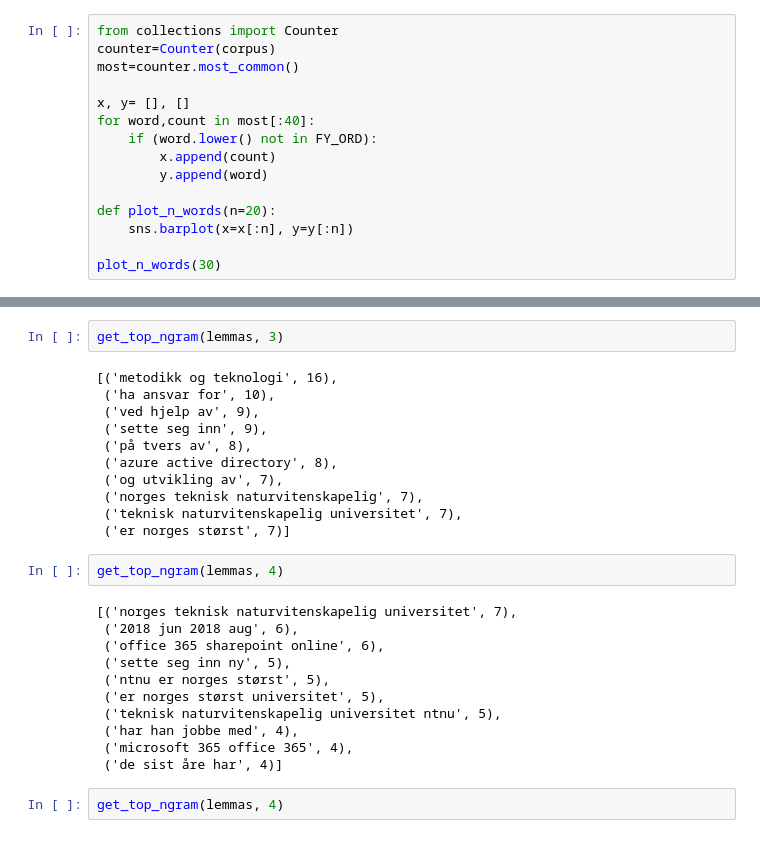
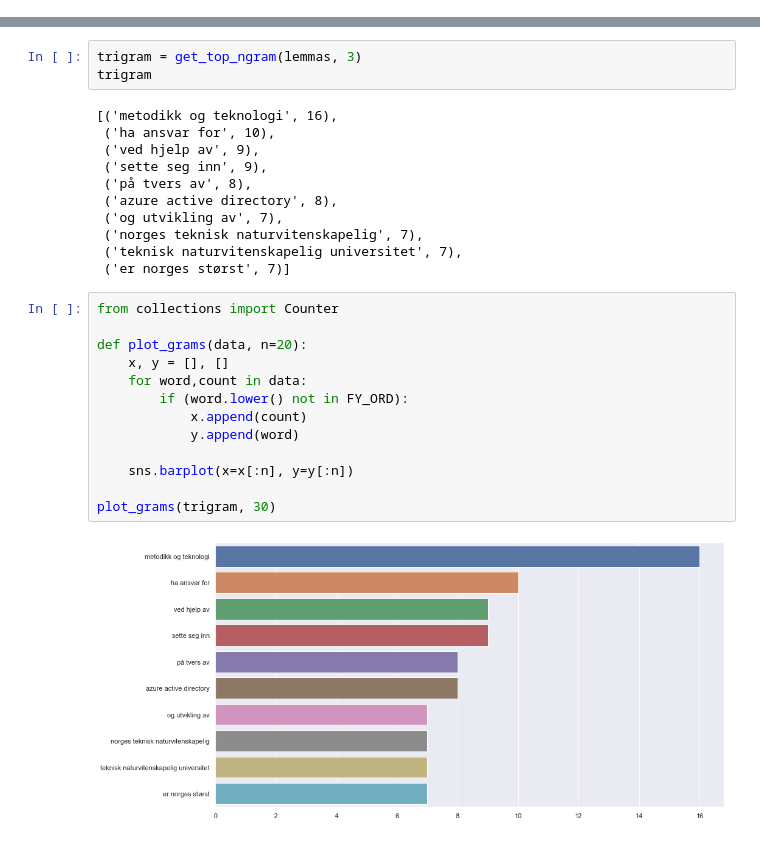
Before and after one commit to tollefj/norwegian-nlp-intro, a Jupyter notebook: parse CVs.ipynb, the cells around one changed output, grey strips where cells are left out. Saved outputs shown, nothing was run; the diff lists cells and outputs as text.

```diff
--- a/parse CVs.ipynb
+++ b/parse CVs.ipynb
@@ -188,18 +159,3 @@ corpus = [tok.text.lower() for tok in flat_map(list(df.tokens)) if len(tok) > 1]
 len(corpus)
 # %% [output]
 14666
-# %%
-from collections import Counter
-counter=Counter(corpus)
-most=counter.most_common()
-
-x, y= [], []
-for word,count in most[:40]:
-    if (word.lower() not in FY_ORD):
-        x.append(count)
-        y.append(word)
-
-def plot_n_words(n=20):
-    sns.barplot(x=x[:n], y=y[:n])
-
-plot_n_words(30)
@@ -294,5 +243,6 @@ get_top_ngram(lemmas, 2)
 # %%
-get_top_ngram(lemmas, 3)
+trigram = get_top_ngram(lemmas, 3)
+trigram
 # %% [output]
 [('metodikk og teknologi', 16),
  ('ha ansvar for', 10),
@@ -304,18 +254,18 @@ get_top_ngram(lemmas, 3)
  ('norges teknisk naturvitenskapelig', 7),
  ('teknisk naturvitenskapelig universitet', 7),
  ('er norges størst', 7)]
-# %%
-get_top_ngram(lemmas, 4)
-# %% [output]
-[('norges teknisk naturvitenskapelig universitet', 7),
- ('2018 jun 2018 aug', 6),
- ('office 365 sharepoint online', 6),
- ('sette seg inn ny', 5),
- ('ntnu er norges størst', 5),
- ('er norges størst universitet', 5),
- ('teknisk naturvitenskapelig universitet ntnu', 5),
- ('har han jobbe med', 4),
- ('microsoft 365 office 365', 4),
- ('de sist åre har', 4)]
-# %%
-get_top_ngram(lemmas, 4)
+# %%
+from collections import Counter
+
+def plot_grams(data, n=20):
+    x, y = [], []
+    for word,count in data:
+        if (word.lower() not in FY_ORD):
+            x.append(count)
+            y.append(word)
+
+    sns.barplot(x=x[:n], y=y[:n])
+
+plot_grams(trigram, 30)
+# %% [output]
+[figure, added]
```
Also changed, not shown: parts of 34 cells of this notebook, 2 other files.
